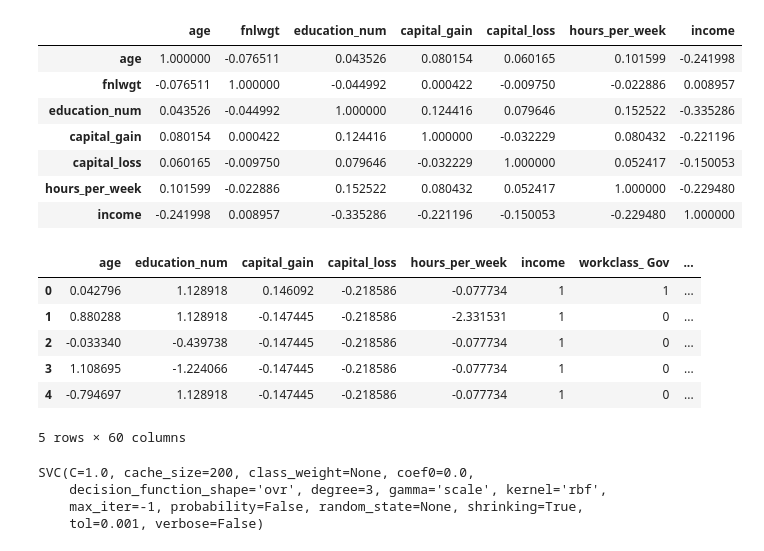
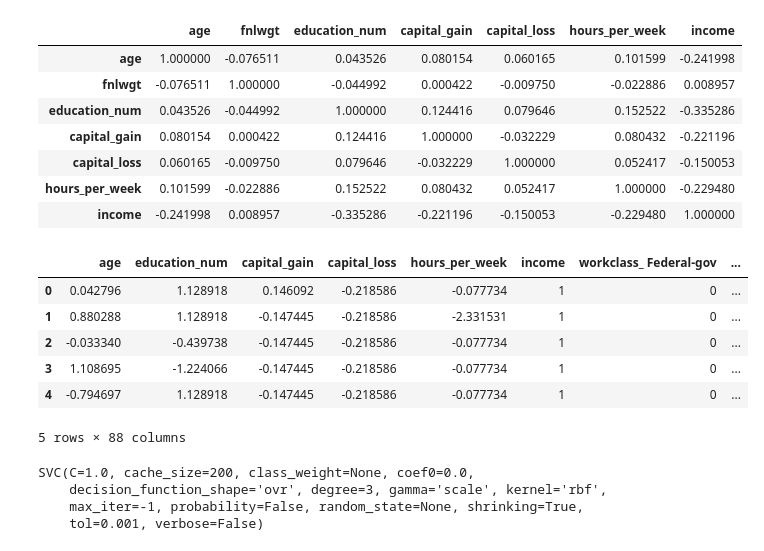
Before and after one commit to pingdixiaoguai/adult-income-prediction, a Jupyter notebook: svm_pca.ipynb, the cells around one changed output. Cells and saved outputs as stored; diff of their text form; code cells hidden in the pictures.

```diff
--- a/svm_pca.ipynb
+++ b/svm_pca.ipynb
@@ -148,40 +148,3 @@ Name: workclass, dtype: int64
  Scotland                         11
  Holand-Netherlands                1
 Name: native_country, dtype: int64
-# %%
-# 发现有一些是比较接近重叠的，将这些重叠的归到同一类
-# 大致可以把gov有关的一类，Private一类，Self-emp一类，没工作的一类
-train_data['workclass'] = train_data['workclass'].replace([' Self-emp-not-inc', ' Self-emp-inc'],' Self-emp')
-train_data['workclass'] = train_data['workclass'].replace([' Federal-gov', ' Local-gov', ' State-gov'], ' Gov')
-train_data['workclass'] = train_data['workclass'].replace([' Without-pay', ' Never-worked'], ' Un-emp')
-train_data['workclass'].value_counts()
-
-test_data['workclass'] = test_data['workclass'].replace([' Self-emp-not-inc', ' Self-emp-inc'],' Self-emp')
-test_data['workclass'] = test_data['workclass'].replace([' Federal-gov', ' Local-gov', ' State-gov'], ' Gov')
-test_data['workclass'] = test_data['workclass'].replace([' Without-pay', ' Never-worked'], ' Un-emp')
-# %%
-# 同理对marital_status进行归类
-train_data['marital_status'] = train_data['marital_status'].replace([' Divorced',' Married-spouse-absent',' Never-married',' Separated',' Widowed'],' Single')
-train_data['marital_status'] = train_data['marital_status'].replace([' Married-civ-spouse', ' Married-AF-spouse'], ' Couple')
-train_data['marital_status'].value_counts()
-
-test_data['marital_status'] = test_data['marital_status'].replace([' Divorced',' Married-spouse-absent',' Never-married',' Separated',' Widowed'],' Single')
-test_data['marital_status'] = test_data['marital_status'].replace([' Married-civ-spouse', ' Married-AF-spouse'], ' Couple')
-# %%
-# native_country这个分类太多了，而且很多类的人很少，干脆把人少的都归到other里
-train_data['native_country'] = train_data['native_country'].replace([' Holand-Netherlands',' Scotland', ' Honduras',
-                                                                     ' Hungary', ' Outlying-US(Guam-USVI-etc)', ' Yugoslavia',
-                                                                     ' Laos', ' Thailand', ' Cambodia',
-                                                                     ' Trinadad&Tobago', ' Hong', ' Ireland',
-                                                                     ' France',' Ecuador', ' Greece', ' Peru',
-                                                                     ' Nicaragua', ' Portugal', ' Iran',
-                                                                     ' Taiwan', ' Haiti'], ' Other')
-
-test_data['native_country'] = test_data['native_country'].replace([' Holand-Netherlands',' Scotland', ' Honduras',
-                                                                     ' Hungary', ' Outlying-US(Guam-USVI-etc)', ' Yugoslavia',
-                                                                     ' Laos', ' Thailand', ' Cambodia',
-                                                                     ' Trinadad&Tobago', ' Hong', ' Ireland',
-                                                                     ' France',' Ecuador', ' Greece', ' Peru',
-                                                                     ' Nicaragua', ' Portugal', ' Iran',
-                                                                     ' Taiwan', ' Haiti'], ' Other')
-train_data['native_country'].value_counts()
@@ -255,19 +200,18 @@ train_data = pd.get_dummies(train_data, columns=discrete)
 test_data = pd.get_dummies(test_data, columns=discrete)
 # %%
 # 将非2值类型的数据进行标准化
-num = [x for x in train_data.columns if train_data[x].dtype=='int64']
 scaler = StandardScaler()
-train_data.loc[:, num] = scaler.fit_transform(train_data.loc[:, num])
-test_data.loc[:, num] = scaler.fit_transform(test_data.loc[:, num])
+train_data.loc[:, continues] = scaler.fit_transform(train_data.loc[:, continues])
+test_data.loc[:, continues] = scaler.fit_transform(test_data.loc[:, continues])
 train_data.head()
 # %% [output]
-|  | age | education_num | capital_gain | capital_loss | hours_per_week | income | workclass_ Gov | ... |
-| 0 | 0.042796 | 1.128918 | 0.146092 | -0.218586 | -0.077734 | 1 | 1 | ... |
+|  | age | education_num | capital_gain | capital_loss | hours_per_week | income | workclass_ Federal-gov | ... |
+| 0 | 0.042796 | 1.128918 | 0.146092 | -0.218586 | -0.077734 | 1 | 0 | ... |
 | 1 | 0.880288 | 1.128918 | -0.147445 | -0.218586 | -2.331531 | 1 | 0 | ... |
 | 2 | -0.033340 | -0.439738 | -0.147445 | -0.218586 | -0.077734 | 1 | 0 | ... |
 | 3 | 1.108695 | -1.224066 | -0.147445 | -0.218586 | -0.077734 | 1 | 0 | ... |
 | 4 | -0.794697 | 1.128918 | -0.147445 | -0.218586 | -0.077734 | 1 | 0 | ... |
-5 rows × 60 columns
+5 rows × 88 columns
 # %%
 y_train = train_data.income
 x_train = train_data.drop('income', axis=1)
```
Also changed, not shown: parts of 5 cells of this notebook.
